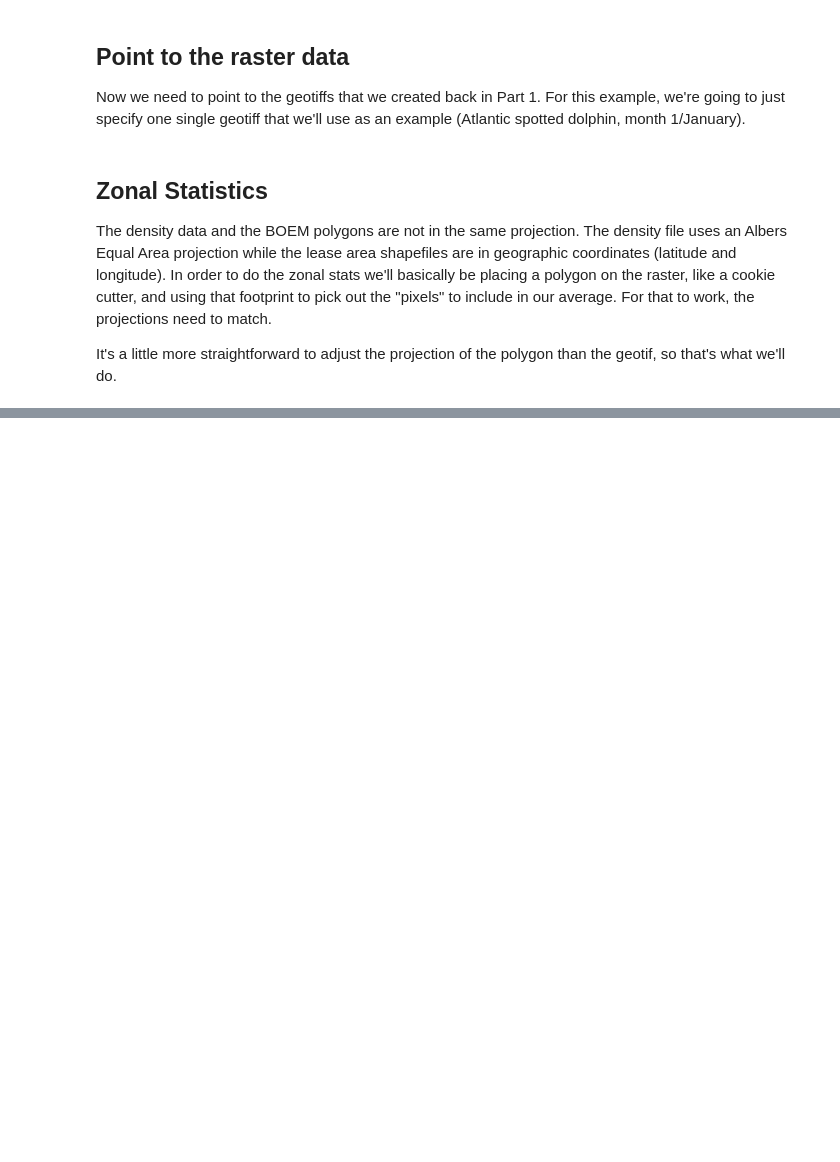
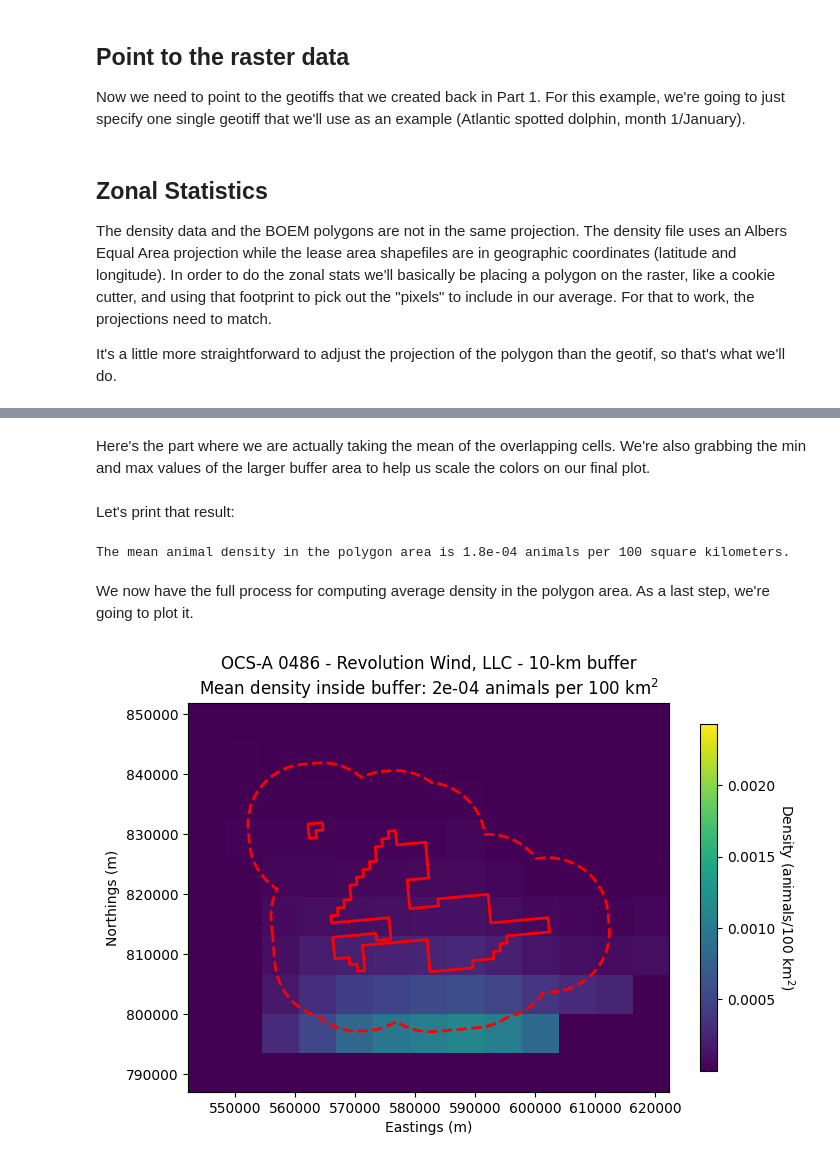
Before and after one commit to Waveform-Analytics/wa_density_demo, a Jupyter notebook: notebooks/Part2_Animal_Density_Demo.ipynb, the cells around one changed output, grey strips where cells are left out. Cells and saved outputs as stored; diff of their text form; code cells hidden in the pictures; blank space fills up the shorter version.

Commit message:
completed part 2 notebook - basic zonal stats walk through

```diff
--- a/notebooks/Part2_Animal_Density_Demo.ipynb
+++ b/notebooks/Part2_Animal_Density_Demo.ipynb
@@ -146,0 +119,59 @@ with rasterio.open(raster_file_path) as raster_src:
+# %% [markdown]
+Here's the part where we are actually taking the mean of the overlapping cells. We're also grabbing the min and max values of the larger buffer area to help us scale the colors on our final plot.
+# %%
+# Compute the mean, excluding no data values (assuming they are np.nan or a defined no data value for your raster)
+no_data_value = raster_src.nodata  # Get no data value from raster metadata if available
+if no_data_value is not None:
+    # Mean value within the buffer area
+    mean_value = np.mean(overlap_area[overlap_area != no_data_value])
+    # For plot color extents
+    min_value = np.min(raster_plot_area[raster_plot_area != no_data_value])
+    max_value = np.max(raster_plot_area[raster_plot_area != no_data_value])
+else:
+    # Mean value within the buffer area
+    mean_value = np.mean(overlap_area[np.isfinite(overlap_area)])
+    # For plot color extents
+    min_value = np.min(raster_plot_area[np.isfinite(raster_plot_area)])
+    max_value = np.max(raster_plot_area[np.isfinite(raster_plot_area)])
+# %% [markdown]
+Let's print that result:
+# %%
+formatted_string = (f"The mean animal density in the polygon area is {mean_value:.1e}"
+                    f" animals per 100 square kilometers.")
+print(formatted_string)
+# %% [output]
+The mean animal density in the polygon area is 1.8e-04 animals per 100 square kilometers.
+# %% [markdown]
+We now have the full process for computing average density in the polygon area. As a last step, we're going to plot it.
+# %%
+fig, ax = plt.subplots(figsize=(7, 7), constrained_layout=True)
+
+# Get the bounds of the buffered polygon for zooming in the plot
+minx, miny, maxx, maxy = buffered_plot_area.iloc[0].bounds
+
+im = ax.imshow(overlap_area, cmap='viridis', vmin=min_value, vmax=max_value,
+               extent=[minx, maxx, miny, maxy], origin='upper')
+
+ax.set_aspect('equal')
+ax.set_xlabel('Eastings (m)')
+ax.set_ylabel('Northings (m)')
+ax.set_title(lease_area_selection + " - " +
+             f"{buffer_size/1000:.0f}-km buffer\n"
+             f"Mean density inside buffer: " + f"{mean_value:.0e} "
+             f"animals per 100 km$^2$")
+
+# Overlay the polygon(s) from the GeoDataFrame
+gdf_selected.plot(ax=ax, facecolor='none', edgecolor='red', linewidth=2)
+
+# Overlay the buffered polygon
+buffered_lease_area.plot(ax=ax, facecolor='none', edgecolor='red', linewidth=2, linestyle='--')
+
+# Add colorbar
+cbar = fig.colorbar(im, ax=ax, fraction=0.036, pad=0.04)
+
+# Label the colorbar
+cbar.set_label('Density (animals/100 km$^2$)', rotation=270, labelpad=15)
+
+buffer_plot_folder = "images/density_buffer_plots"
+# %% [output]
+[figure, added]
```
Also changed, not shown: parts of 13 cells of this notebook.
